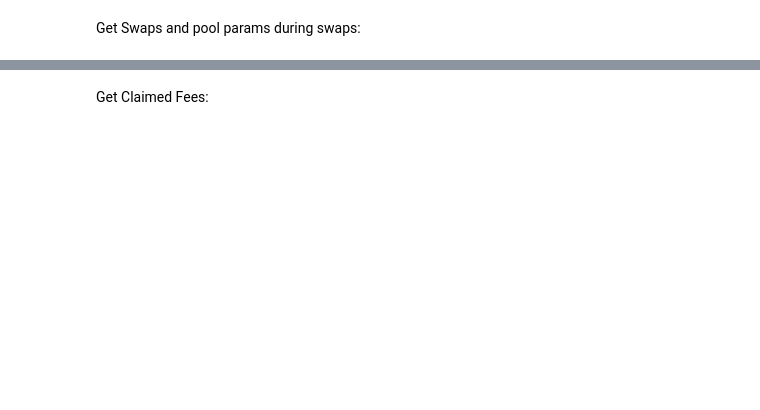
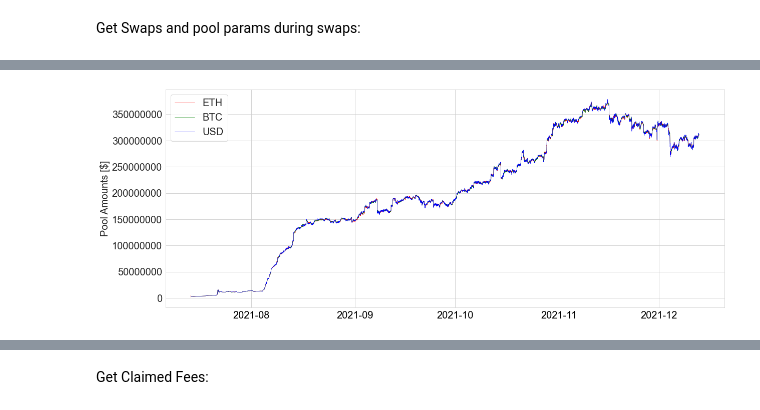
Before and after one commit to bout3fiddy/on-chain-analytics, a Jupyter notebook: notebooks/curve-analysis/curve-pools/pool/tricrypto/mvp/repegging_costs.ipynb, the cells around one changed output, grey strips where cells are left out. Drawn from its saved outputs; the diff is of its cells as text; code cells hidden in the pictures; blank space fills up the shorter version.

```diff
--- a/notebooks/curve-analysis/curve-pools/pool/tricrypto/mvp/repegging_costs.ipynb
+++ b/notebooks/curve-analysis/curve-pools/pool/tricrypto/mvp/repegging_costs.ipynb
@@ -180,3 +180,42 @@ np.median(df_swaps['total_sold_usd'])
+# %%
+fig, ax = plt.subplots(1,1, figsize=(20, 8))
+
+ax.plot(
+    df_swaps.index,
+    df_swaps.eth_balance_usd,
+    '-',
+    color='r',
+    lw=0.5,
+    label='ETH'
+)
+
+ax.plot(
+    df_swaps.index,
+    df_swaps.btc_balance_usd,
+    '-',
+    color='g',
+    lw=0.5,
+    label='BTC'
+)
+
+ax.plot(
+    df_swaps.index,
+    df_swaps.usdt_balance,
+    '-',
+    color='b',
+    lw=0.5,
+    label='USD'
+)
+
+ax.set_xlabel("")
+ax.set_ylabel("Pool Amounts [$]", fontsize=20)
+ax.tick_params(axis='both', which='major', labelsize=20)
+ax.tick_params(axis='x', which='major', colors='black')
+ax.legend(fontsize=20)
+ax.yaxis.get_major_formatter().set_scientific(False)
+ax.yaxis.get_major_formatter().set_useOffset(False)
+# %% [output]
+[figure, added]
 # %%
 df_swaps.total_sold_usd.describe()
 # %% [output]
```
Also changed, not shown: parts of 5 cells of this notebook.
